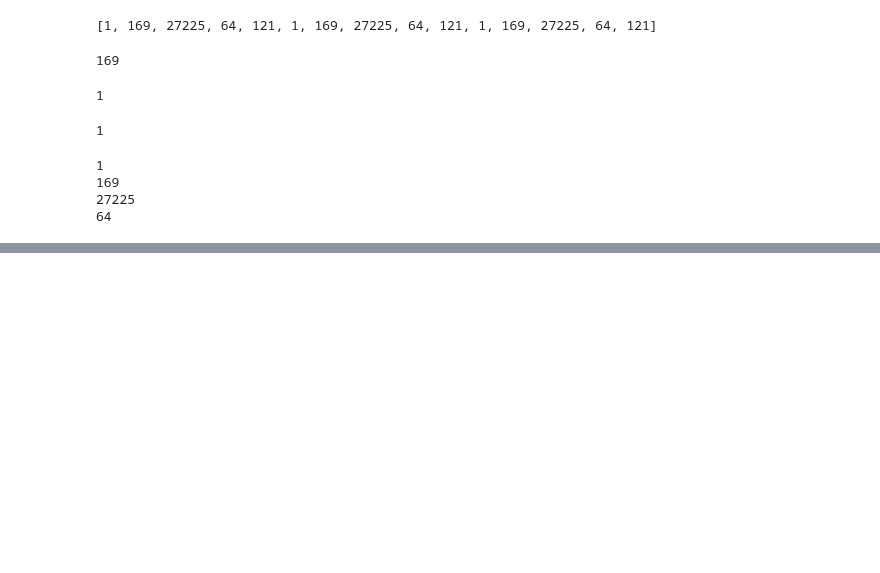
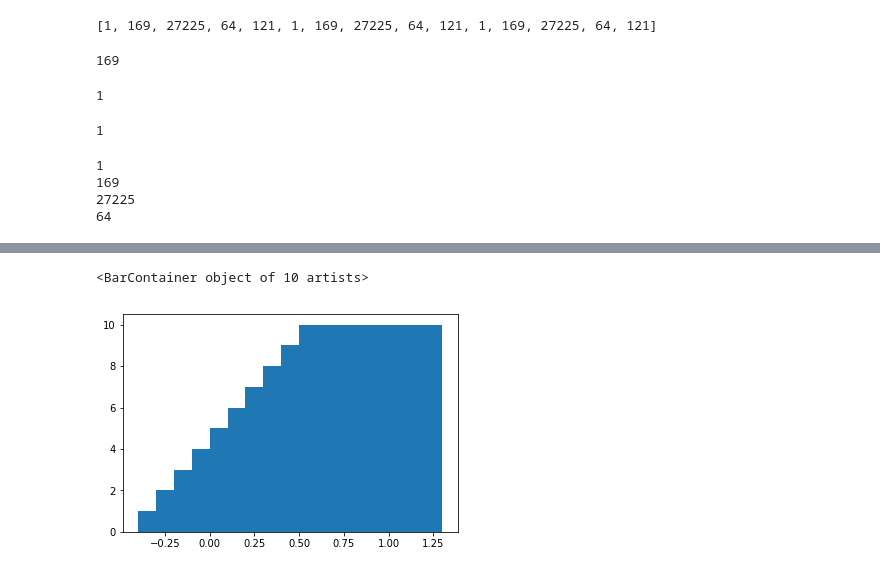
Before and after one commit to MTTCAM003/MTTCAM003, a Jupyter notebook: Python Class 2.ipynb, the cells around one changed output, grey strips where cells are left out. Saved outputs shown, nothing was run; the diff lists cells and outputs as text; code cells hidden in the pictures; blank space fills up the shorter version.

```diff
--- a/Python Class 2.ipynb
+++ b/Python Class 2.ipynb
@@ -182,0 +205,9 @@ for i in range(0,4):
+# %%
+c = np.arange(0.0,1.0,0.1)
+d = [1,2,3,4,5,6,7,8,9,10]
+
+plt.bar(c,d,0.8)
+#First parameter is the x values, then y values, then width of the bars)
+# %% [output]
+<BarContainer object of 10 artists>
+[figure, added]
```
Also changed, not shown: parts of 5 cells of this notebook.
